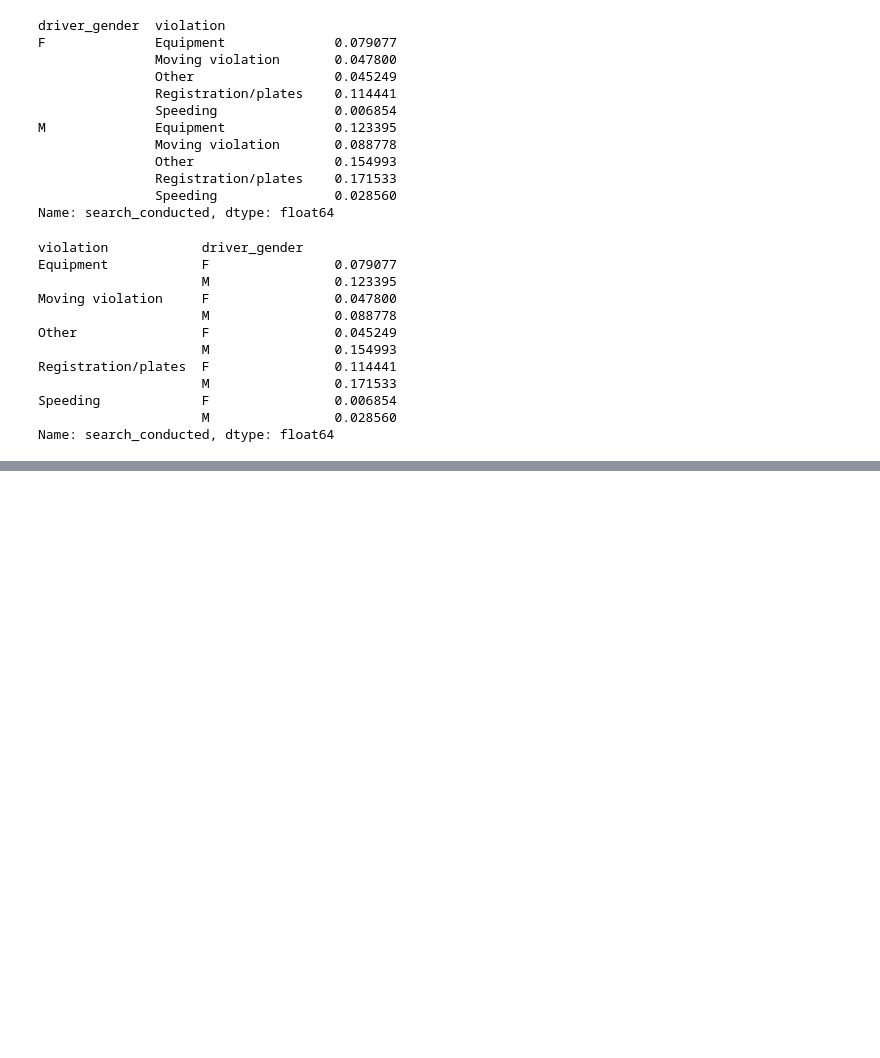
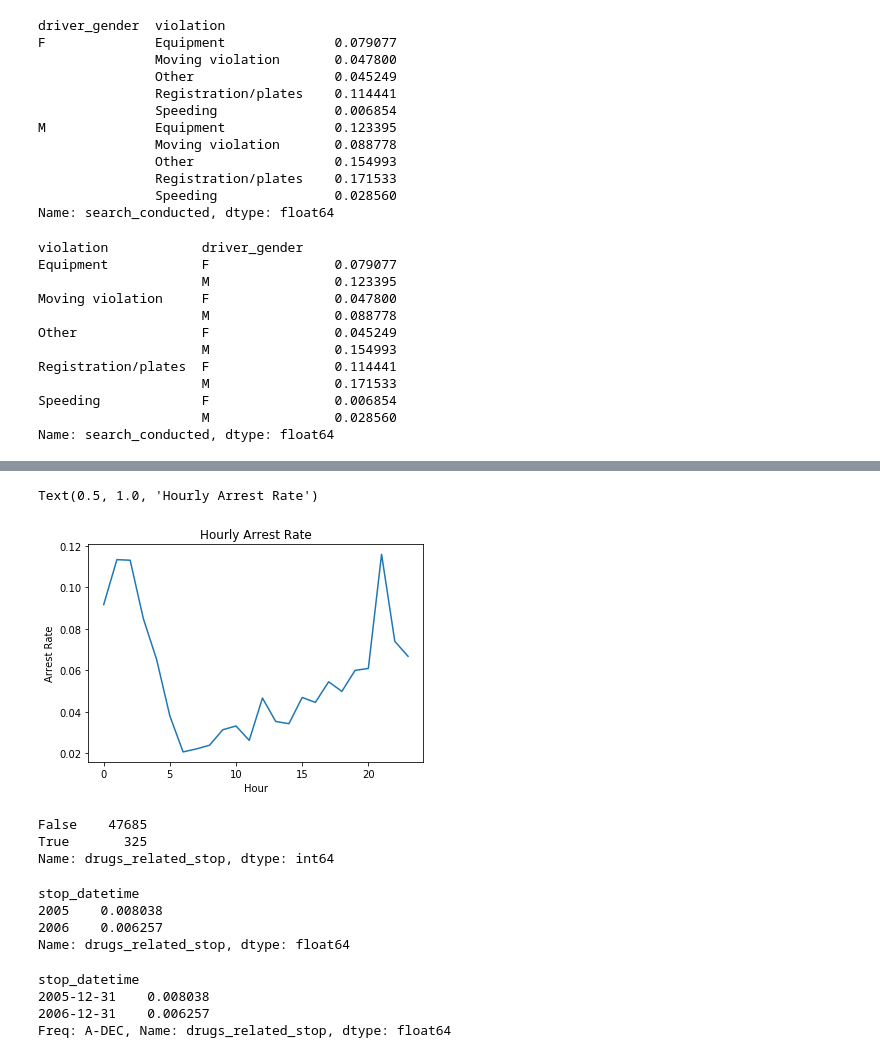
Before and after one commit to maydinn/car_project_01, a Jupyter notebook: Project1.ipynb, the cells around one changed output, grey strips where cells are left out. Saved outputs shown, nothing was run; the diff lists cells and outputs as text; code cells hidden in the pictures; blank space fills up the shorter version.

```diff
--- a/Project1.ipynb
+++ b/Project1.ipynb
@@ -362,0 +506,29 @@ Name: search_conducted, dtype: float64
+# %%
+import matplotlib.pyplot as plt
+hourly_arrest_rate.plot()
+plt.ylabel('Arrest Rate')
+plt.xlabel('Hour')
+plt.title('Hourly Arrest Rate')
+# %% [output]
+Text(0.5, 1.0, 'Hourly Arrest Rate')
+[figure, added]
+# %%
+ri.drugs_related_stop.value_counts(dropna=False)
+# %% [output]
+False    47685
+True       325
+Name: drugs_related_stop, dtype: int64
+# %%
+ri.groupby(ri.index.year).drugs_related_stop.mean()
+# %% [output]
+stop_datetime
+2005    0.008038
+2006    0.006257
+Name: drugs_related_stop, dtype: float64
+# %%
+ri.drugs_related_stop.resample('A').mean()
+# %% [output]
+stop_datetime
+2005-12-31    0.008038
+2006-12-31    0.006257
+Freq: A-DEC, Name: drugs_related_stop, dtype: float64
```
Also changed, not shown: parts of 90 cells of this notebook, 8 other files.
